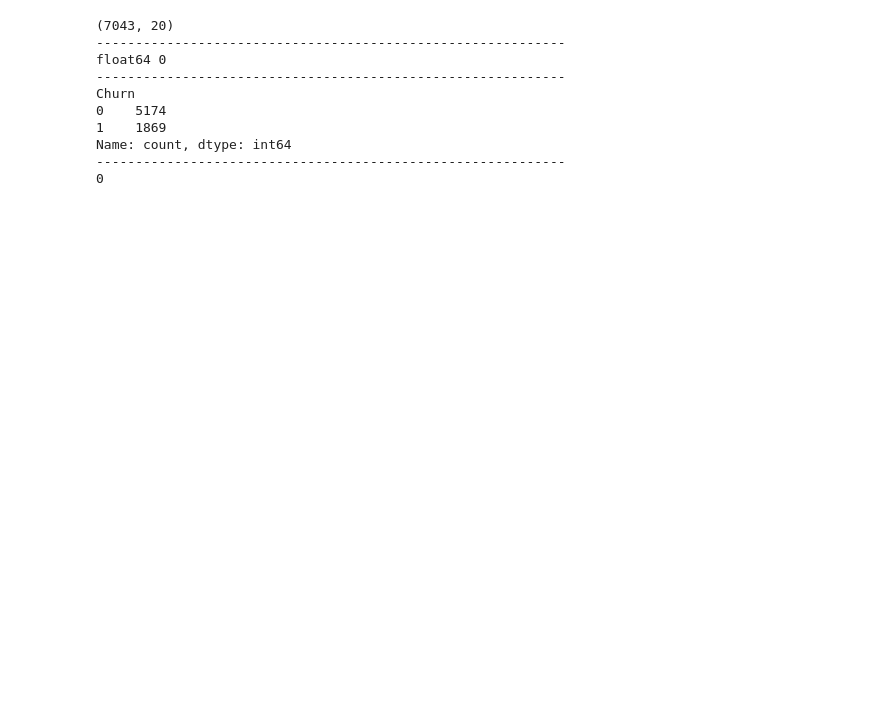
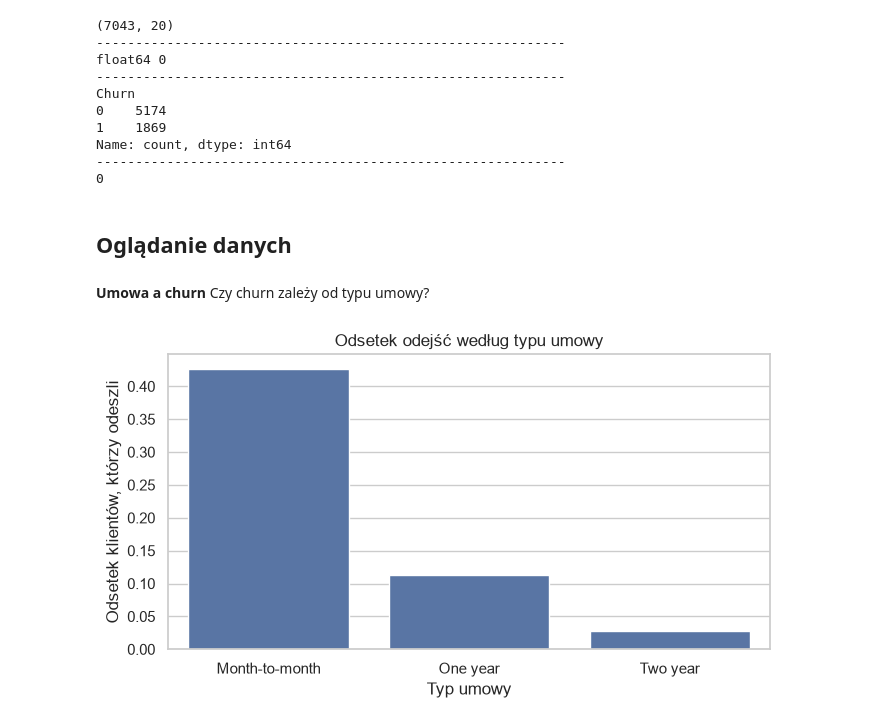
Before and after one commit to sylwiamarlenga-netizen/project-telco-churn, a Jupyter notebook: notebooks/01_eda.ipynb, the cells around one changed output. Drawn from its saved outputs; the diff is of its cells as text; code cells hidden in the pictures; blank space fills up the shorter version.

```diff
--- a/notebooks/01_eda.ipynb
+++ b/notebooks/01_eda.ipynb
@@ -111,3 +111,34 @@ Name: count, dtype: int64
 0
 # %%
 df.to_csv("../data/processed/telco_clean.csv", index=False)
+# %% [markdown]
+## Oglądanie danych
+# %%
+import pandas as pd
+import matplotlib.pyplot as plt
+import seaborn as sns
+
+sns.set_theme(style="whitegrid")
+# %% [markdown]
+**Umowa a churn**
+Czy churn zależy od typu umowy?
+# %%
+fig, ax = plt.subplots(figsize=(7, 4))
+
+sns.barplot(
+    data=df,
+    x="Contract",
+    y="Churn",
+    order=["Month-to-month", "One year", "Two year"],
+    errorbar=None,
+    ax=ax,
+)
+
+ax.set_title("Odsetek odejść według typu umowy")
+ax.set_xlabel("Typ umowy")
+ax.set_ylabel("Odsetek klientów, którzy odeszli")
+
+plt.tight_layout()
+plt.show()
+# %% [output]
+[figure, added]
```
Also changed, not shown: parts of 18 cells of this notebook, 1 other file.
